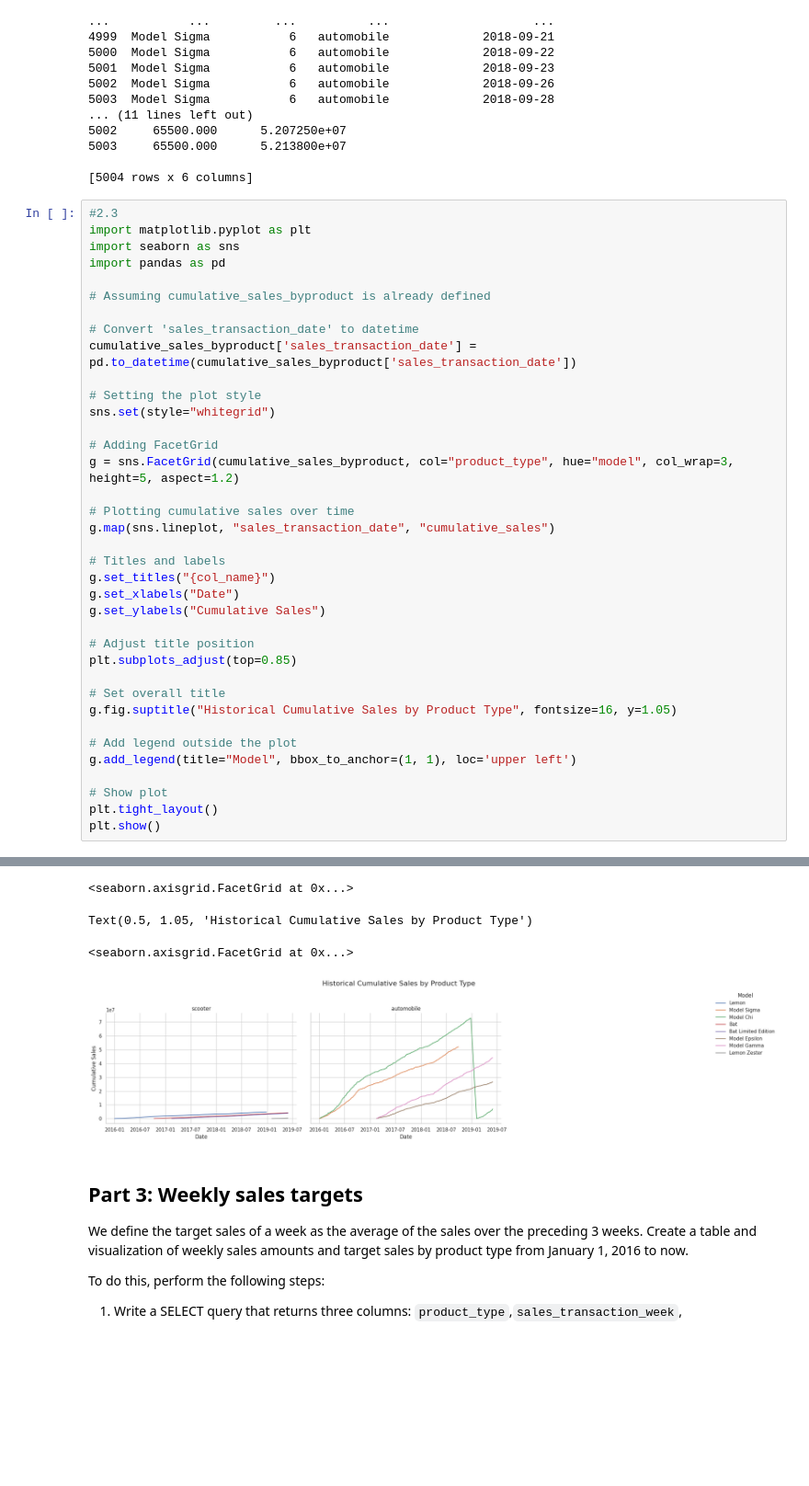
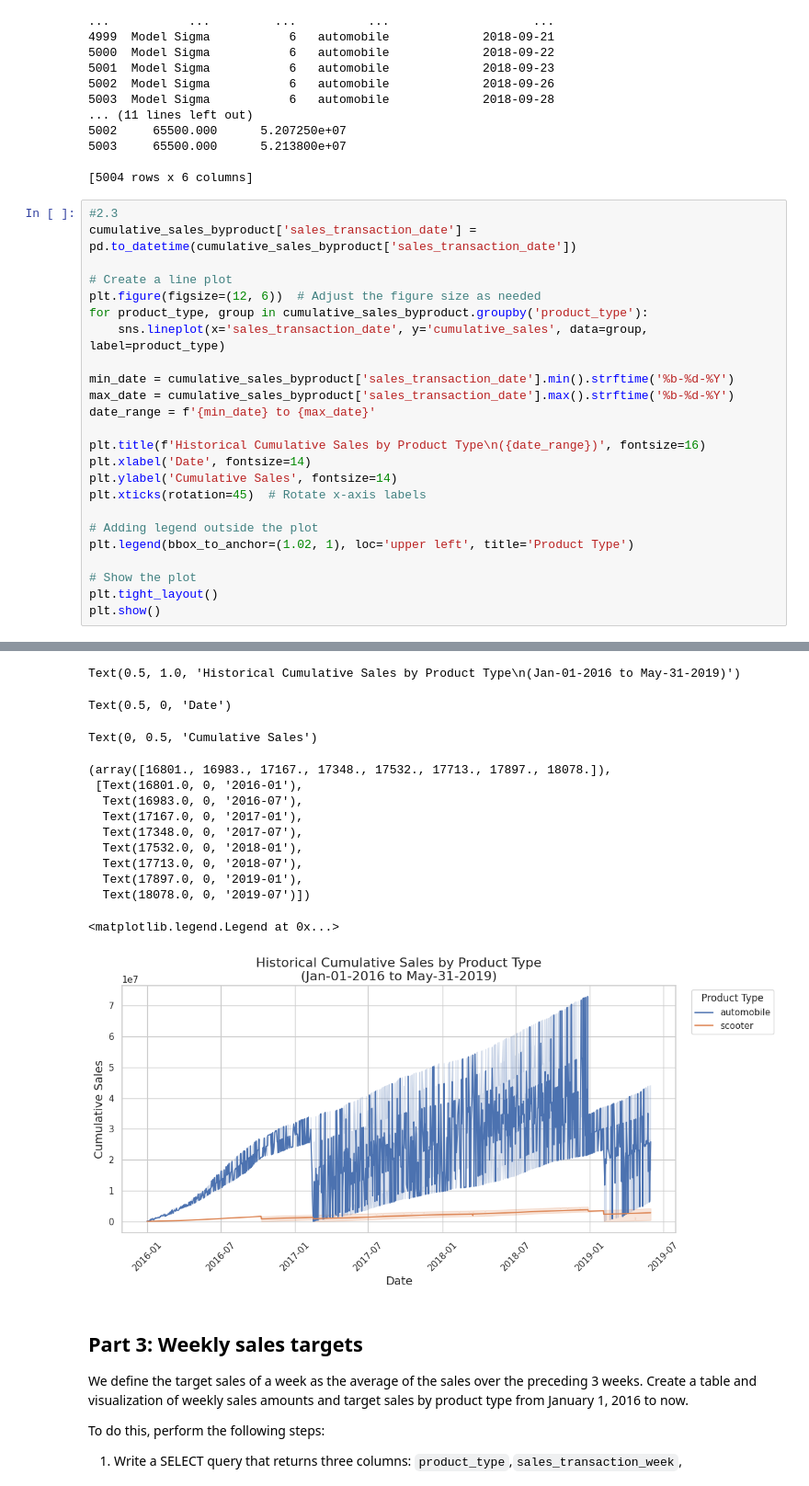
Before and after one commit to TAMU-STAT-624-Spring-2024/visualize-this-group-2, a Jupyter notebook: PythonVizAssignment_20240326_template.ipynb, the cells around one changed output, grey strips where cells are left out. Shown at 92% size. Saved outputs shown, nothing was run; the diff lists cells and outputs as text; blank space fills up the shorter version.

```diff
--- a/PythonVizAssignment_20240326_template.ipynb
+++ b/PythonVizAssignment_20240326_template.ipynb
@@ -241,39 +251,26 @@ print(cumulative_sales_byproduct)
 [5004 rows x 6 columns]
 # %%
 #2.3
-import matplotlib.pyplot as plt
-import seaborn as sns
-import pandas as pd
-
-# Assuming cumulative_sales_byproduct is already defined
-
-# Convert 'sales_transaction_date' to datetime
 cumulative_sales_byproduct['sales_transaction_date'] = pd.to_datetime(cumulative_sales_byproduct['sales_transaction_date'])
 
-# Setting the plot style
-sns.set(style="whitegrid")
+# Create a line plot
+plt.figure(figsize=(12, 6))  # Adjust the figure size as needed
+for product_type, group in cumulative_sales_byproduct.groupby('product_type'):
+    sns.lineplot(x='sales_transaction_date', y='cumulative_sales', data=group, label=product_type)
 
-# Adding FacetGrid
-g = sns.FacetGrid(cumulative_sales_byproduct, col="product_type", hue="model", col_wrap=3, height=5, aspect=1.2)
+min_date = cumulative_sales_byproduct['sales_transaction_date'].min().strftime('%b-%d-%Y')
+max_date = cumulative_sales_byproduct['sales_transaction_date'].max().strftime('%b-%d-%Y')
+date_range = f'{min_date} to {max_date}'
 
-# Plotting cumulative sales over time
-g.map(sns.lineplot, "sales_transaction_date", "cumulative_sales")
+plt.title(f'Historical Cumulative Sales by Product Type\n({date_range})', fontsize=16)
+plt.xlabel('Date', fontsize=14)
+plt.ylabel('Cumulative Sales', fontsize=14)
+plt.xticks(rotation=45)  # Rotate x-axis labels
 
-# Titles and labels
-g.set_titles("{col_name}")
-g.set_xlabels("Date")
-g.set_ylabels("Cumulative Sales")
+# Adding legend outside the plot
+plt.legend(bbox_to_anchor=(1.02, 1), loc='upper left', title='Product Type')
 
-# Adjust title position
-plt.subplots_adjust(top=0.85)
-
-# Set overall title
-g.fig.suptitle("Historical Cumulative Sales by Product Type", fontsize=16, y=1.05)
-
-# Add legend outside the plot
-g.add_legend(title="Model", bbox_to_anchor=(1, 1), loc='upper left')
-
-# Show plot
+# Show the plot
 plt.tight_layout()
 plt.show()
 # %% [output]
@@ -283,7 +280,17 @@ plt.show()
-<seaborn.axisgrid.FacetGrid at 0x...>
+Text(0.5, 1.0, 'Historical Cumulative Sales by Product Type\n(Jan-01-2016 to May-31-2019)')
-Text(0.5, 1.05, 'Historical Cumulative Sales by Product Type')
+Text(0.5, 0, 'Date')
-<seaborn.axisgrid.FacetGrid at 0x...>
+Text(0, 0.5, 'Cumulative Sales')
+(array([16801., 16983., 17167., 17348., 17532., 17713., 17897., 18078.]),
+ [Text(16801.0, 0, '2016-01'),
+  Text(16983.0, 0, '2016-07'),
+  Text(17167.0, 0, '2017-01'),
+  Text(17348.0, 0, '2017-07'),
+  Text(17532.0, 0, '2018-01'),
+  Text(17713.0, 0, '2018-07'),
+  Text(17897.0, 0, '2019-01'),
+  Text(18078.0, 0, '2019-07')])
+<matplotlib.legend.Legend at 0x...>
-[figure, old version]
+[figure, new version]
 # %% [markdown]
 ## Part 3: Weekly sales targets
 
```
Also changed, not shown: parts of 3 cells of this notebook.
